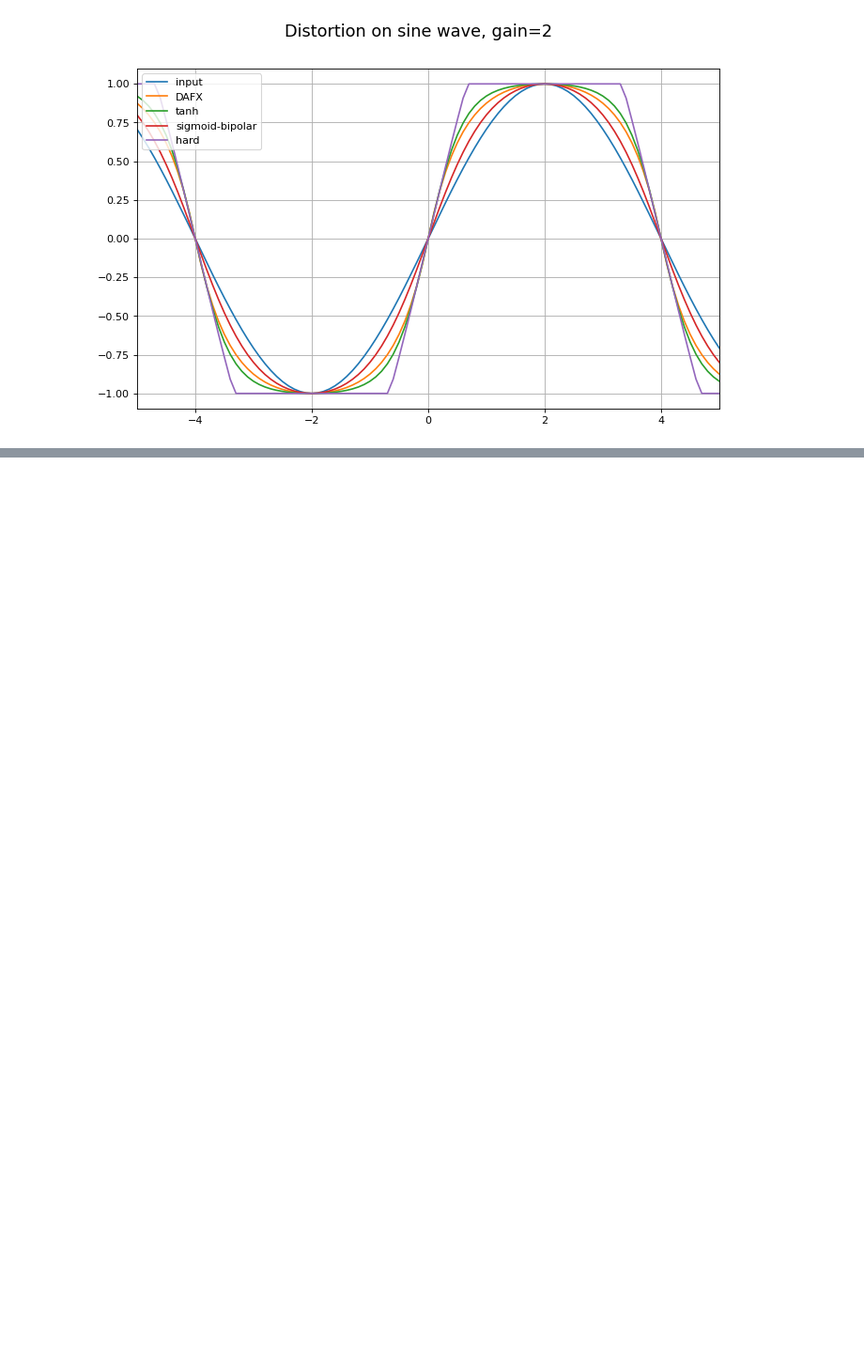
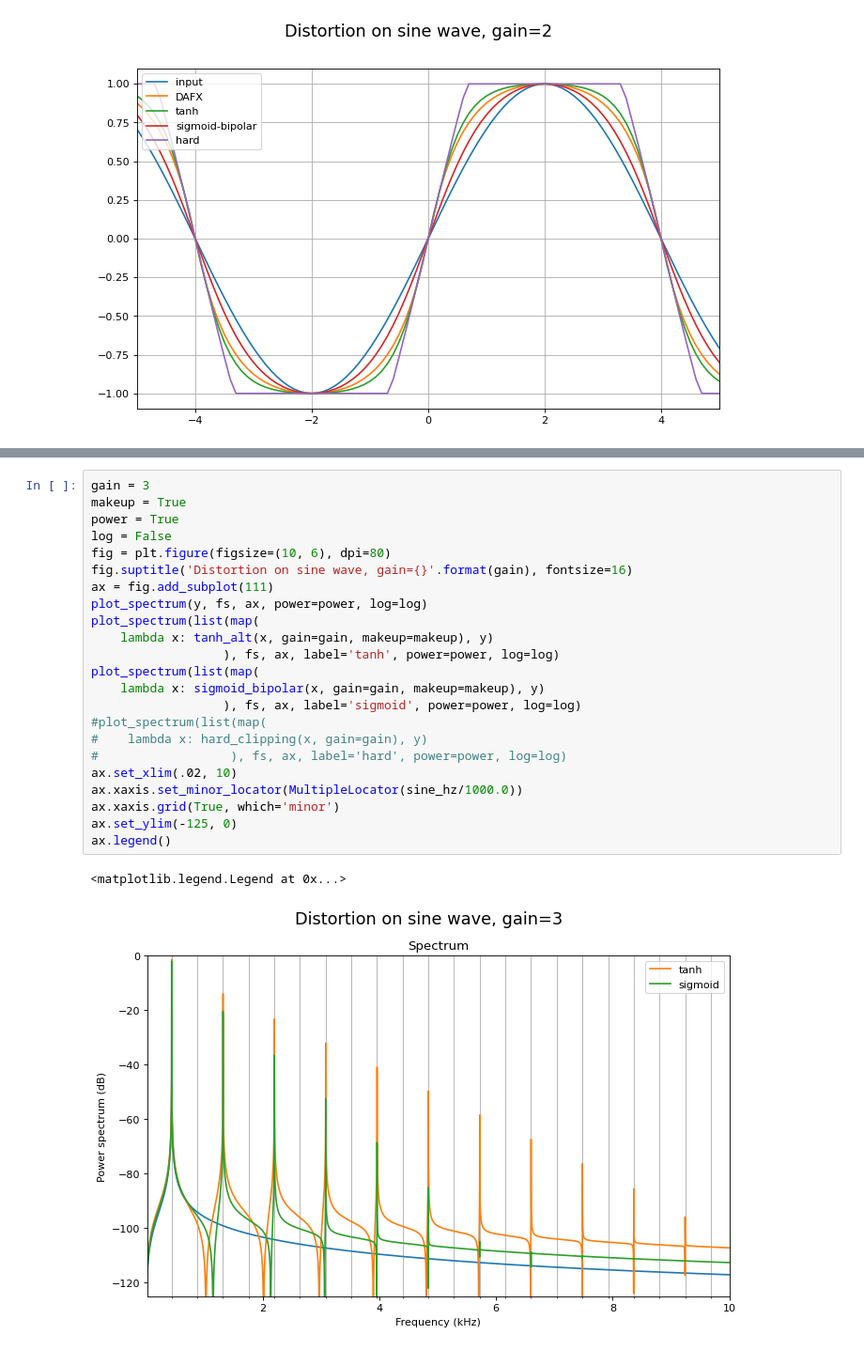
Before and after one commit to letrout/dsp, a Jupyter notebook: doc/distortion.ipynb, the cells around one changed output, grey strips where cells are left out. Shown at 94% size. Cells and saved outputs as stored; diff of their text form; blank space fills up the shorter version.

Commit message:
Add spectral analysis of distortion funcs

```diff
--- a/doc/distortion.ipynb
+++ b/doc/distortion.ipynb
@@ -252,0 +250,26 @@ plot_spectrogram(y, fs, ax2, db=False, log=False)
+# %%
+gain = 3
+makeup = True
+power = True
+log = False
+fig = plt.figure(figsize=(10, 6), dpi=80)
+fig.suptitle('Distortion on sine wave, gain={}'.format(gain), fontsize=16)
+ax = fig.add_subplot(111)
+plot_spectrum(y, fs, ax, power=power, log=log)
+plot_spectrum(list(map(
+    lambda x: tanh_alt(x, gain=gain, makeup=makeup), y)
+                  ), fs, ax, label='tanh', power=power, log=log)
+plot_spectrum(list(map(
+    lambda x: sigmoid_bipolar(x, gain=gain, makeup=makeup), y)
+                  ), fs, ax, label='sigmoid', power=power, log=log)
+#plot_spectrum(list(map(
+#    lambda x: hard_clipping(x, gain=gain), y)
+#                  ), fs, ax, label='hard', power=power, log=log)
+ax.set_xlim(.02, 10)
+ax.xaxis.set_minor_locator(MultipleLocator(sine_hz/1000.0))
+ax.xaxis.grid(True, which='minor')
+ax.set_ylim(-125, 0)
+ax.legend()
+# %% [output]
+<matplotlib.legend.Legend at 0x...>
+[figure, added]
```
Also changed, not shown: parts of 4 cells of this notebook.
